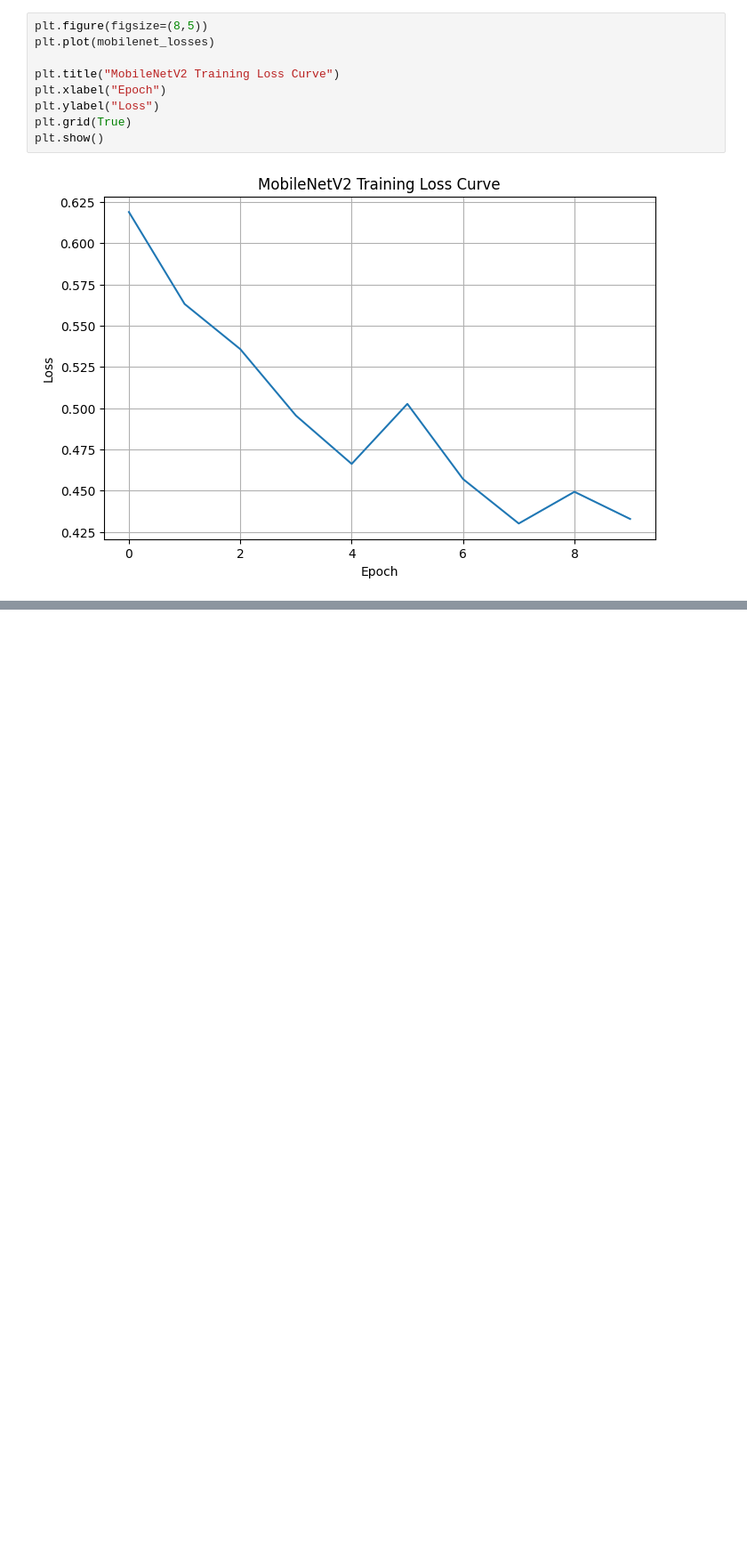
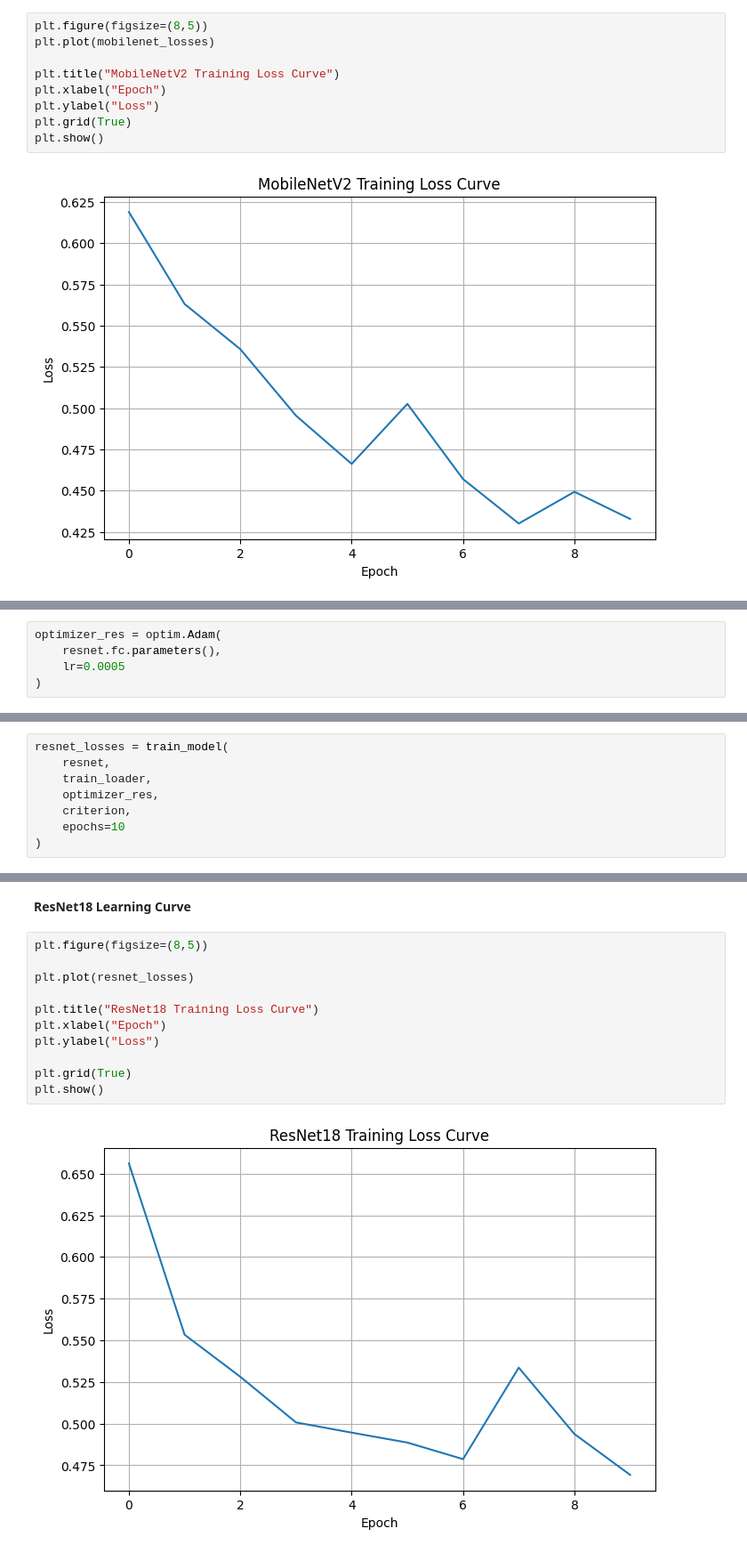
Before and after one commit to Haniakhan702/AneRBC-ANN-and-DL, a Jupyter notebook: AneRBC_ANN_and_DL.ipynb, the cells around one changed output, grey strips where cells are left out. Shown at 89% size. Cells and saved outputs as stored; diff of their text form; blank space fills up the shorter version.

Commit message:
Train ResNet18

```diff
--- a/AneRBC_ANN_and_DL.ipynb
+++ b/AneRBC_ANN_and_DL.ipynb
@@ -1197,0 +1222,5 @@ plt.show()
+# %%
+optimizer_res = optim.Adam(
+    resnet.fc.parameters(),
+    lr=0.0005
+)
@@ -1197,0 +1229,8 @@ plt.show()
+# %%
+resnet_losses = train_model(
+    resnet,
+    train_loader,
+    optimizer_res,
+    criterion,
+    epochs=10
+)
@@ -1197,0 +1289,15 @@ plt.show()
+# %% [markdown]
+**ResNet18 Learning Curve**
+# %%
+plt.figure(figsize=(8,5))
+
+plt.plot(resnet_losses)
+
+plt.title("ResNet18 Training Loss Curve")
+plt.xlabel("Epoch")
+plt.ylabel("Loss")
+
+plt.grid(True)
+plt.show()
+# %% [output]
+[figure, added]
```
Also changed, not shown: parts of 14 cells of this notebook.
